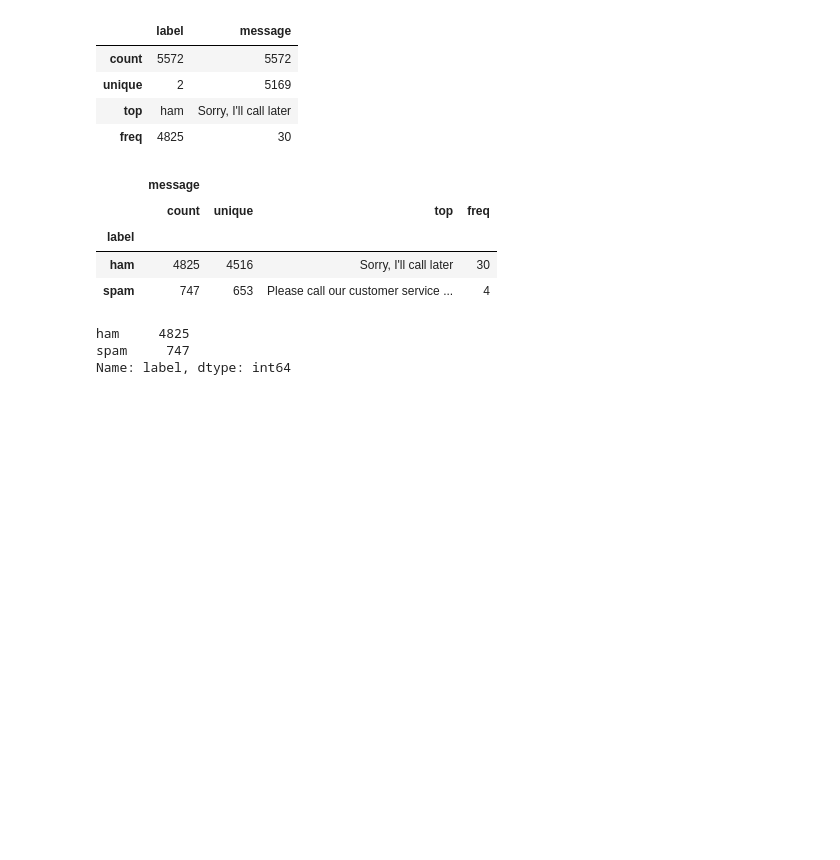
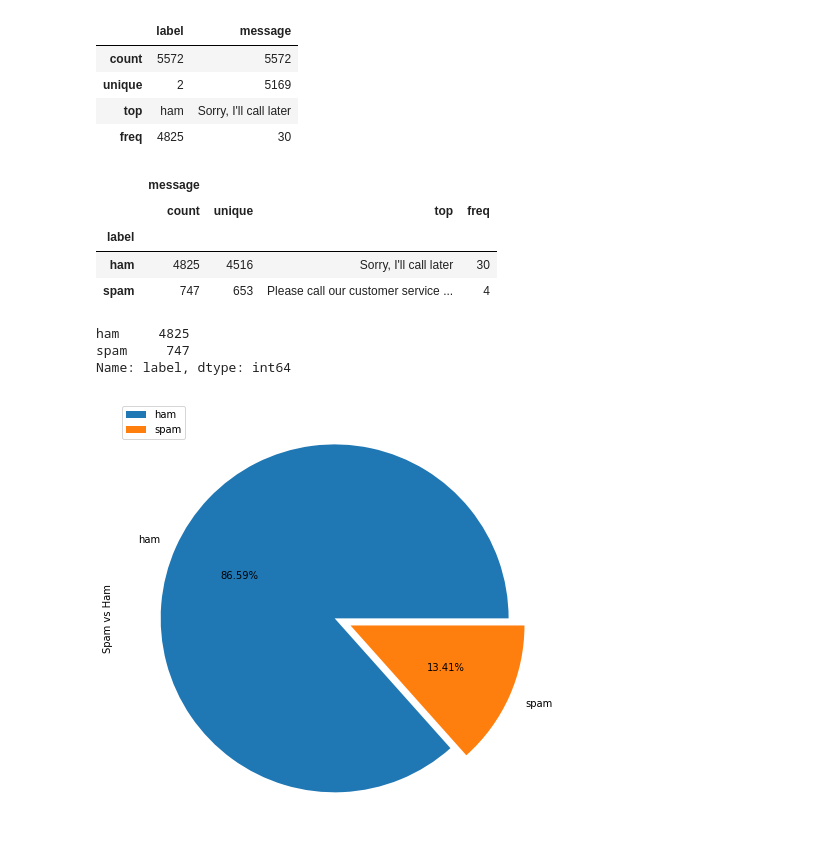
Before and after one commit to EddyGiusepe/Spam_classifier_using_Python, a Jupyter notebook: spam_classification_ML_End_to_End_Deployment.ipynb, the cells around one changed output. Cells and saved outputs as stored; diff of their text form; code cells hidden in the pictures; blank space fills up the shorter version.

```diff
--- a/spam_classification_ML_End_to_End_Deployment.ipynb
+++ b/spam_classification_ML_End_to_End_Deployment.ipynb
@@ -134,3 +134,10 @@ msg_df['label'].value_counts()
 ham     4825
 spam     747
 Name: label, dtype: int64
+# %%
+msg_df['label'].value_counts().plot(kind='pie', explode=[0, 0.1], figsize=(8, 8), autopct= '%1.2f%%')
+plt.ylabel('Spam vs Ham')
+plt.legend(loc='upper left')
+plt.show()
+# %% [output]
+[figure, added]
```
Also changed, not shown: parts of 20 cells of this notebook.
